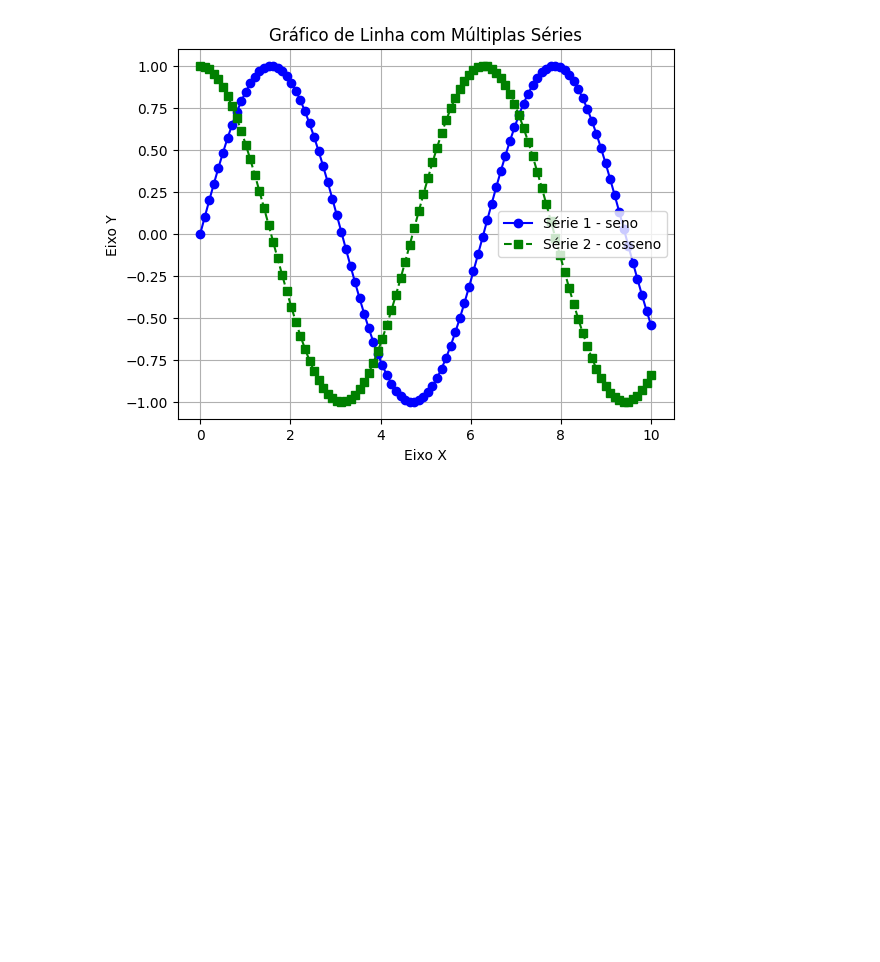
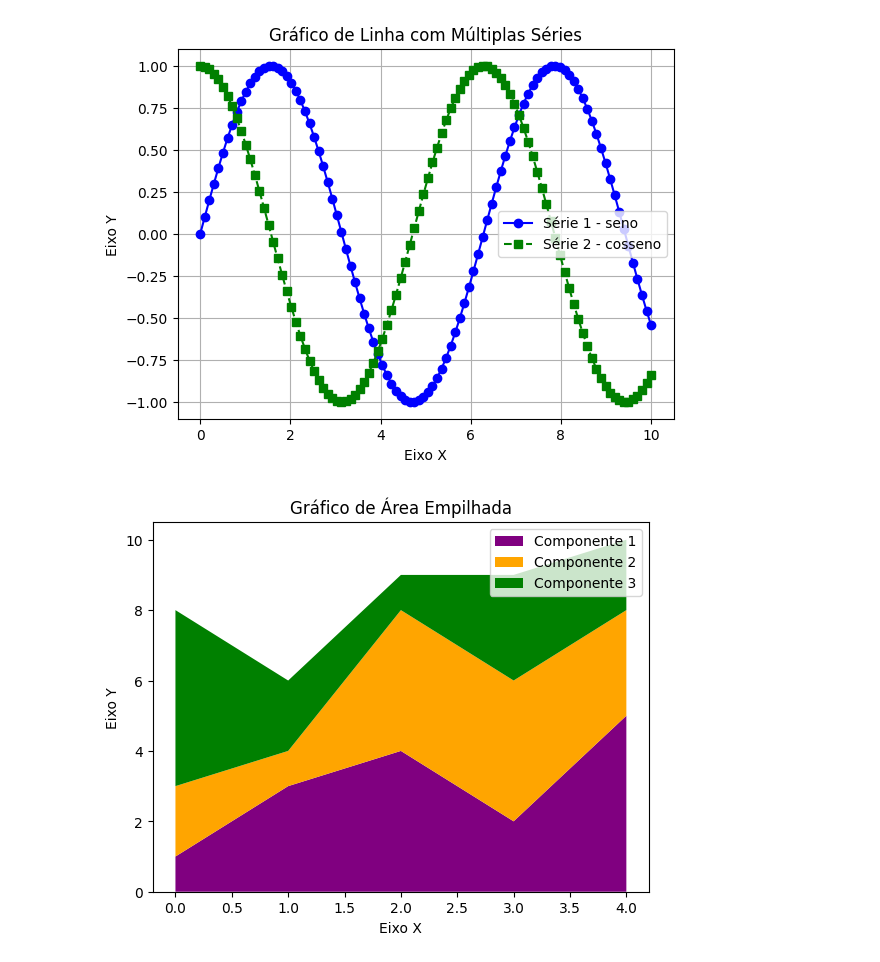
Before and after one commit to kono100/Graficos_em_Python, a Jupyter notebook: grafico.ipynb, the cells around one changed output. Cells and saved outputs as stored; diff of their text form; code cells hidden in the pictures; blank space fills up the shorter version.

```diff
--- a/grafico.ipynb
+++ b/grafico.ipynb
@@ -190,3 +190,32 @@ plt.grid(True)
 plt.show()
 # %% [output]
 [figure]
+# %%
+# Grafico 8
+
+import matplotlib.pyplot as plt
+import numpy as np
+
+# Dados para o gráfico de área empilhada
+x = np.arange(0, 5, 1)
+y1 = [1, 3, 4, 2, 5]
+y2 = [2, 1, 4, 4, 3]
+y3 = [5, 2, 1, 3, 2]
+
+# Criar o gráfico de área empilhada
+plt.stackplot(x, y1, y2, y3, labels=['Componente 1', 'Componente 2', 'Componente 3'], colors=['purple', 'orange', 'green'])
+
+# Adicionar rótulos aos eixos
+plt.xlabel('Eixo X')
+plt.ylabel('Eixo Y')
+
+# Adicionar um título ao gráfico
+plt.title('Gráfico de Área Empilhada')
+
+# Adicionar uma legenda
+plt.legend()
+
+# Exibir o gráfico
+plt.show()
+# %% [output]
+[figure, added]
```
